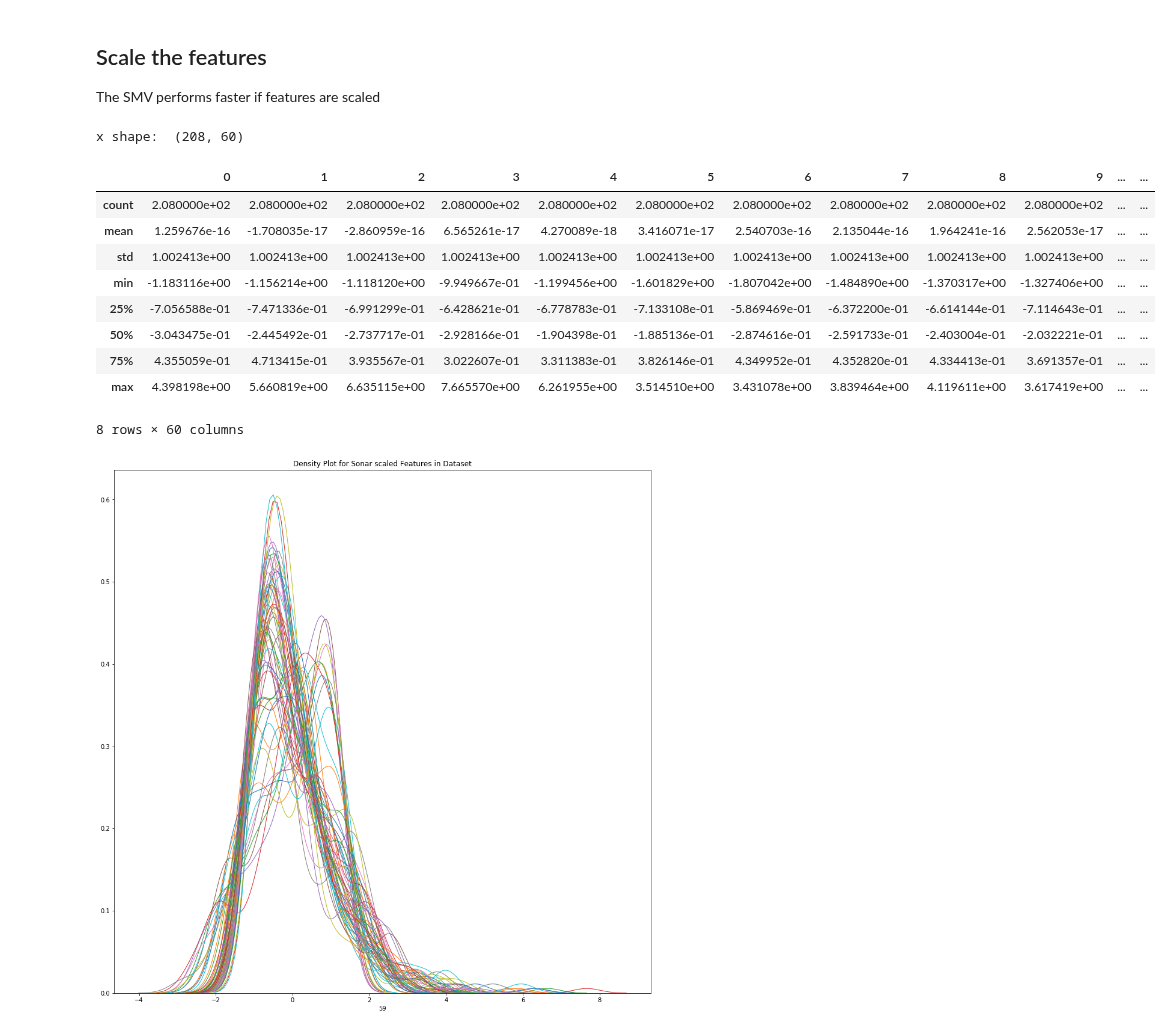
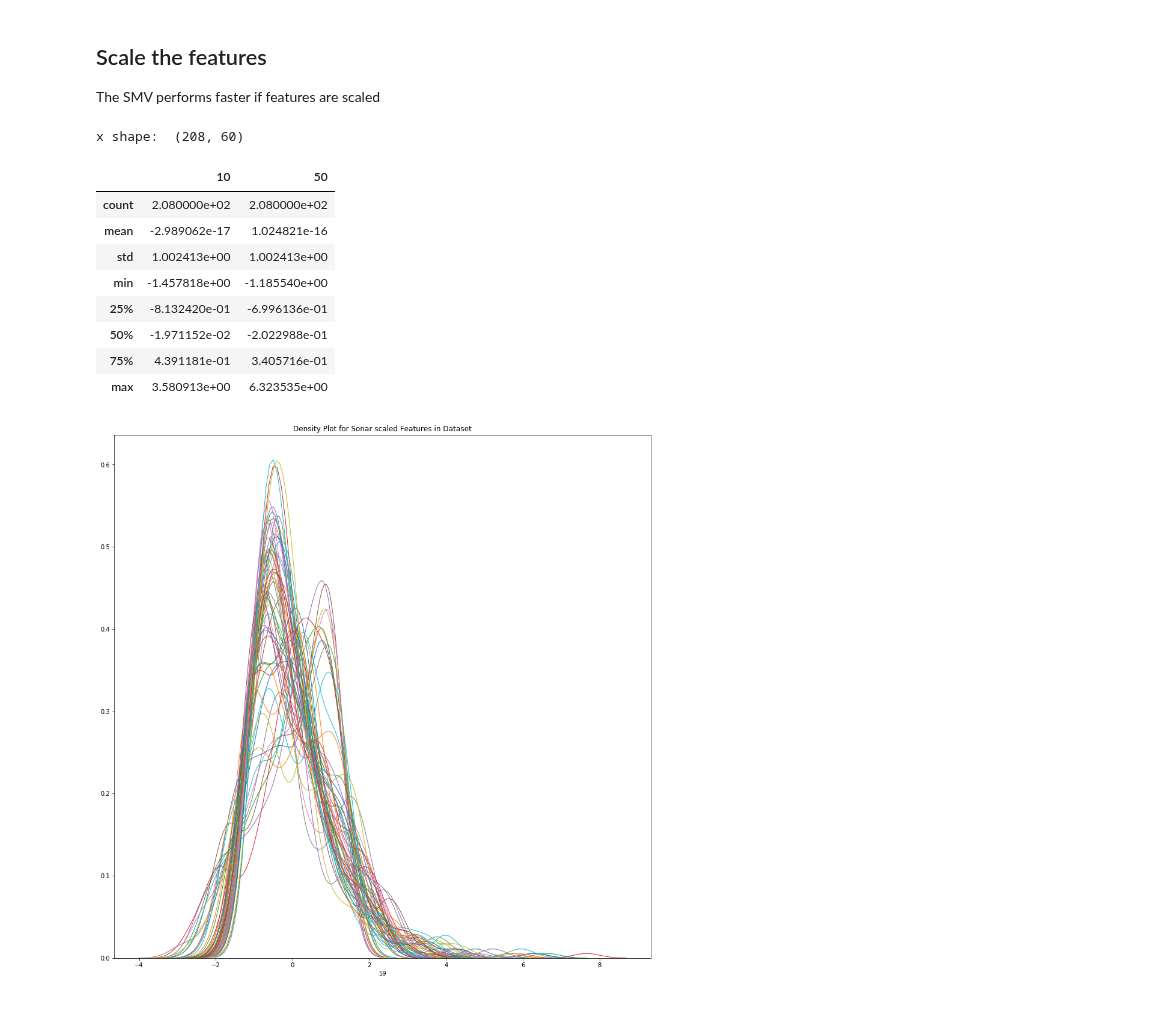
Before and after one commit to borodark/ie7860, a Jupyter notebook: SVM on the Sonar Dataset.ipynb, the cells around one changed output. Saved outputs shown, nothing was run; the diff lists cells and outputs as text; code cells hidden in the pictures.

```diff
--- a/SVM on the Sonar Dataset.ipynb
+++ b/SVM on the Sonar Dataset.ipynb
@@ -40,22 +39,21 @@ The SMV performs faster if features are scaled
 # %%
 from sklearn.preprocessing import StandardScaler
 scaler = StandardScaler()
 scaler.fit(x_unscaled)
 x = pd.DataFrame(scaler.transform(x_unscaled), index=x_unscaled.index, columns=x_unscaled.columns)
 print("x shape: ",x.shape)
-x.describe()
+x[[10,50]].describe()
 # %% [output]
 x shape:  (208, 60)
-|  | 0 | 1 | 2 | 3 | 4 | 5 | 6 | 7 | 8 | 9 | ... | ... |
-| count | 2.080000e+02 | 2.080000e+02 | 2.080000e+02 | 2.080000e+02 | 2.080000e+02 | 2.080000e+02 | 2.080000e+02 | 2.080000e+02 | 2.080000e+02 | 2.080000e+02 | ... | ... |
-| mean | 1.259676e-16 | -1.708035e-17 | -2.860959e-16 | 6.565261e-17 | 4.270089e-18 | 3.416071e-17 | 2.540703e-16 | 2.135044e-16 | 1.964241e-16 | 2.562053e-17 | ... | ... |
-| std | 1.002413e+00 | 1.002413e+00 | 1.002413e+00 | 1.002413e+00 | 1.002413e+00 | 1.002413e+00 | 1.002413e+00 | 1.002413e+00 | 1.002413e+00 | 1.002413e+00 | ... | ... |
-| min | -1.183116e+00 | -1.156214e+00 | -1.118120e+00 | -9.949667e-01 | -1.199456e+00 | -1.601829e+00 | -1.807042e+00 | -1.484890e+00 | -1.370317e+00 | -1.327406e+00 | ... | ... |
-| 25% | -7.056588e-01 | -7.471336e-01 | -6.991299e-01 | -6.428621e-01 | -6.778783e-01 | -7.133108e-01 | -5.869469e-01 | -6.372200e-01 | -6.614144e-01 | -7.114643e-01 | ... | ... |
-| 50% | -3.043475e-01 | -2.445492e-01 | -2.737717e-01 | -2.928166e-01 | -1.904398e-01 | -1.885136e-01 | -2.874616e-01 | -2.591733e-01 | -2.403004e-01 | -2.032221e-01 | ... | ... |
-| 75% | 4.355059e-01 | 4.713415e-01 | 3.935567e-01 | 3.022607e-01 | 3.311383e-01 | 3.826146e-01 | 4.349952e-01 | 4.352820e-01 | 4.334413e-01 | 3.691357e-01 | ... | ... |
-| max | 4.398198e+00 | 5.660819e+00 | 6.635115e+00 | 7.665570e+00 | 6.261955e+00 | 3.514510e+00 | 3.431078e+00 | 3.839464e+00 | 4.119611e+00 | 3.617419e+00 | ... | ... |
+|  | 10 | 50 |
+| count | 2.080000e+02 | 2.080000e+02 |
+| mean | -2.989062e-17 | 1.024821e-16 |
+| std | 1.002413e+00 | 1.002413e+00 |
+| min | -1.457818e+00 | -1.185540e+00 |
+| 25% | -8.132420e-01 | -6.996136e-01 |
+| 50% | -1.971152e-02 | -2.022988e-01 |
+| 75% | 4.391181e-01 | 3.405716e-01 |
+| max | 3.580913e+00 | 6.323535e+00 |
-8 rows × 60 columns
 # %%
 plt.figure(figsize=(16,16))
 plt.title('Density Plot for Sonar scaled Features in Dataset')
```
Also changed, not shown: parts of 11 cells of this notebook, 11 other files.
